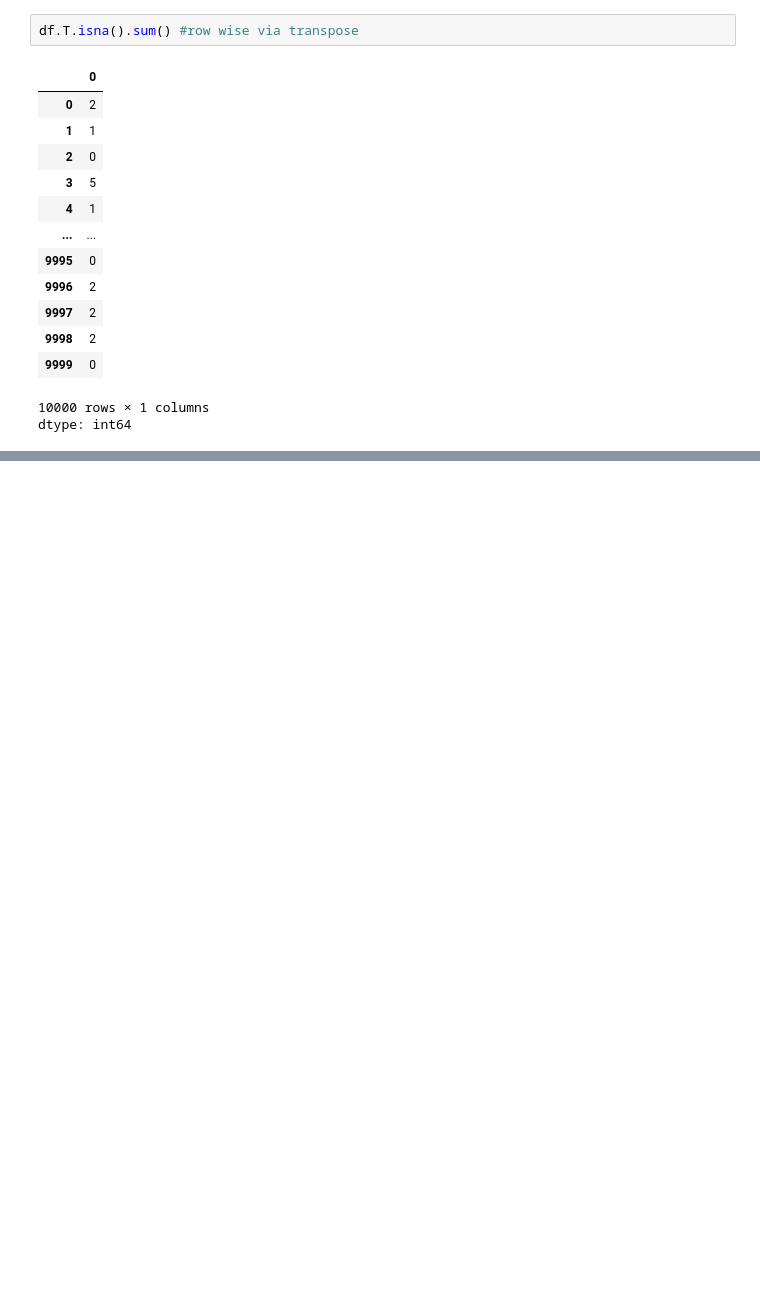
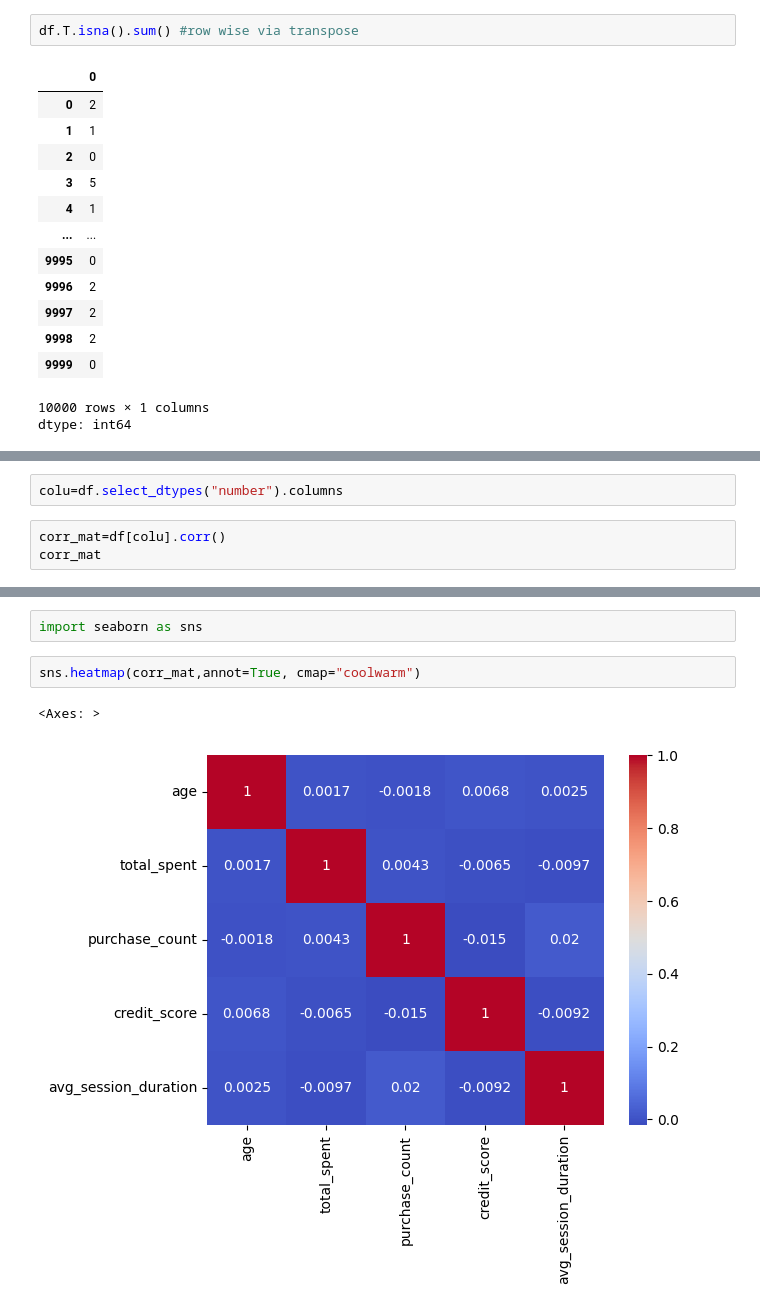
Before and after one commit to OjasRaj/Machine-Learning-Practice, a Jupyter notebook: OPPE_1_Practice.ipynb, the cells around one changed output, grey strips where cells are left out. Cells and saved outputs as stored; diff of their text form; blank space fills up the shorter version.

```diff
--- a/OPPE_1_Practice.ipynb
+++ b/OPPE_1_Practice.ipynb
@@ -100,3 +100,8 @@ df.describe().T
 | purchase_count | 9059.0 | 50.394525 | 29.039124 | 1.0 | 25.000000 | 51.000000 | 76.000000 | 100.000000 |
 | credit_score | 10000.0 | 695.745000 | 93.981842 | 344.0 | 632.000000 | 697.000000 | 766.000000 | 850.000000 |
 | avg_session_duration | 7977.0 | 602.395589 | 297.331131 | 0.0 | 396.683188 | 593.066471 | 802.223030 | 1803.425649 |
+# %%
+colu=df.select_dtypes("number").columns
+# %%
+corr_mat=df[colu].corr()
+corr_mat
@@ -102,0 +115,7 @@ df.describe().T
+# %%
+import seaborn as sns
+# %%
+sns.heatmap(corr_mat,annot=True, cmap="coolwarm")
+# %% [output]
+<Axes: >
+[figure, added]
```
Also changed, not shown: parts of 3 cells of this notebook.
